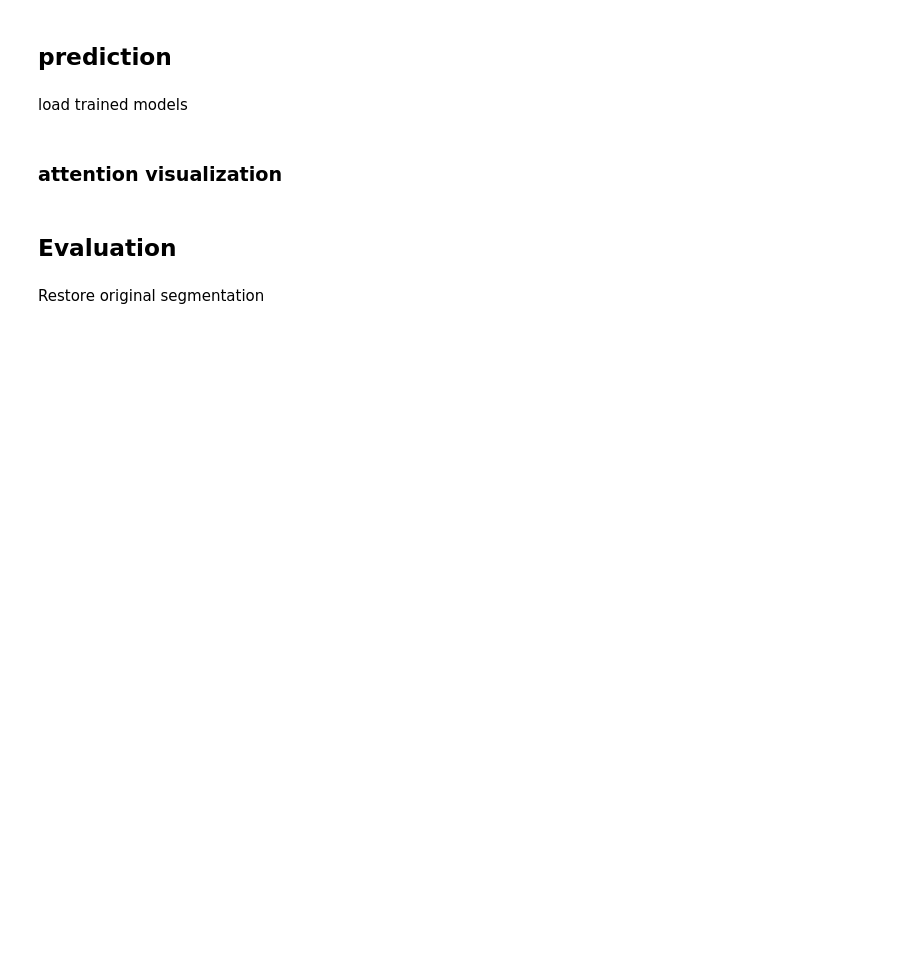
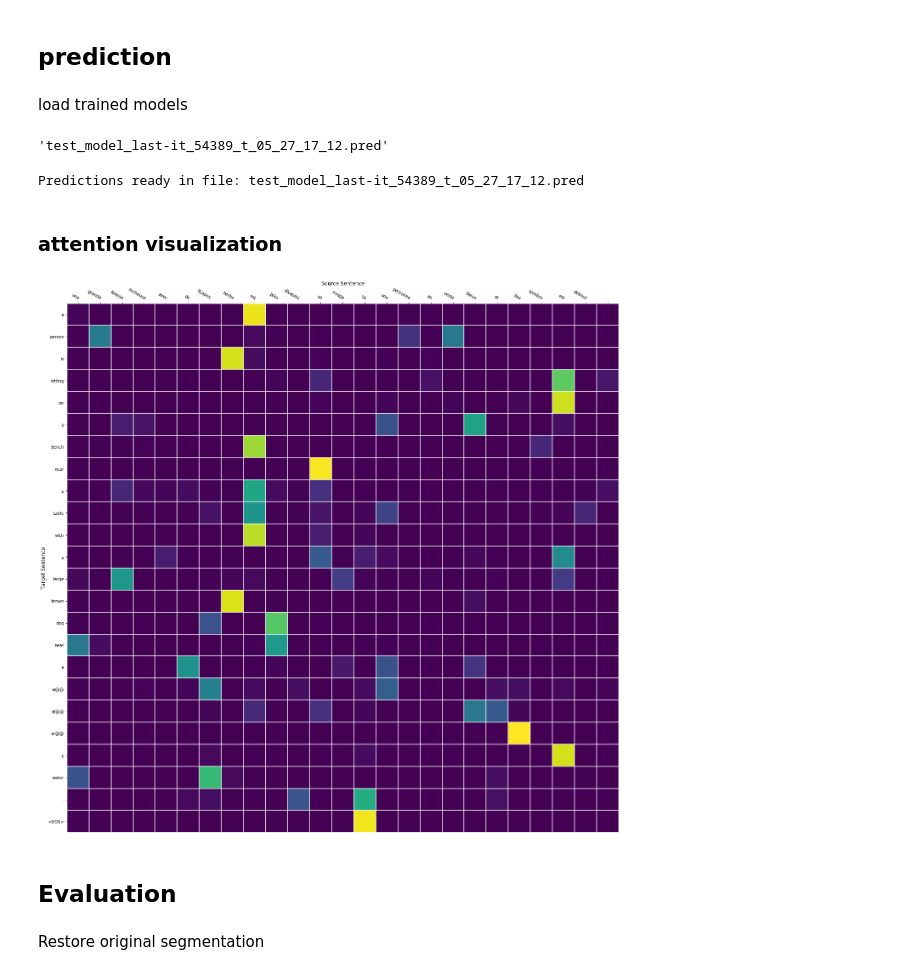
Before and after one commit to VSJMilewski/NLP2-Projects, a Jupyter notebook: Project2/NLP2_Project2.ipynb, the cells around one changed output. Cells and saved outputs as stored; diff of their text form; code cells hidden in the pictures; blank space fills up the shorter version.

```diff
--- a/Project2/NLP2_Project2.ipynb
+++ b/Project2/NLP2_Project2.ipynb
@@ -617,7 +687,7 @@ encdec = EncoderDecoder(embedding_dims,
                         source_processor.max_sentence_length,
                         target_processor.vocab_size)
 
-trained_model_file = 'model_last-it_6809_t_05_26_14_53.torchsave'
+trained_model_file = last_model_file_name
 
 saved_state = torch.load(trained_model_file, map_location=lambda storage, loc: storage) # Bring from cuda
 encdec.load_state_dict(saved_state)
@@ -626,8 +696,11 @@ encdec.load_state_dict(saved_state)
 encoder = encdec.encoder
 decoder = encdec.decoder
 # %%
-file_id = trained_model_file[trained_model_file.rfind('/')+1:-3]
+file_id = trained_model_file[trained_model_file.rfind('/')+1:-10]
 prediction_file_name = 'test_{}.pred'.format(file_id)
+prediction_file_name
+# %% [output]
+'test_model_last-it_54389_t_05_27_17_12.pred'
 # %%
 source_processor_test = DataProcessor(source_test_file, None)
 target_processor_test = DataProcessor(target_test_file, None)
@@ -648,30 +721,30 @@ for s in source_processor_test.sentences:
 
     # Decode
     predicted_words = []
-#     weights = []
+    weights = []
 
     start_token = torch.LongTensor([target_processor.w2i[START]])
     prediction = start_token.view(1,1)
 
-    hidden_state_batch = mean_emb
+    hidden_state_batch = mean_emb.unsqueeze(0)
 
     for w_idx in range(target_processor.max_sentence_length):# loop until EOS is produced or a max is reached (max_sentence_length)
         prediction, hidden_state_batch, alphas = decoder(
             prediction, # the previous prediction
             hidden_state_batch,
-            all_embs)
+            all_embs,run_gpu)
 
         index_predicted_word = np.argmax(prediction.detach().numpy(), axis=2)[0][0]
         predicted_word = target_processor.i2w[index_predicted_word]
         predicted_words.append(predicted_word)
-#         weights.append(alphas.view(-1).tolist())
+        weights.append(alphas.view(-1).tolist())
         if predicted_word == END:
             break
 
         prediction = torch.LongTensor([index_predicted_word]).view(1,1)
 
     predicted_sentences.append(predicted_words)
-#     attention_weights.append((s, predicted_words, np.array(weights)))
+    attention_weights.append((s, predicted_words, np.array(weights)))
 
 with open(prediction_file_name, 'w', encoding='utf-8') as f:
     for p in predicted_sentences:
@@ -682,41 +755,45 @@ with open(prediction_file_name, 'w', encoding='utf-8') as f:
 print('Predictions ready in file: {}'.format(prediction_file_name))
 
 # pickle.dump(attention_weights, file_id + '_prediction_weights')
+# %% [output]
+Predictions ready in file: test_model_last-it_54389_t_05_27_17_12.pred
 # %% [markdown]
 ### attention visualization
 # %%
 def visualize_attention(source_sentence, target_sentence, weights):
     l_s = len(source_sentence)
     l_t = len(target_sentence)
-    fig, ax = plt.subplots(figsize=(l_t*1,l_s*1))
+    fig, ax = plt.subplots(figsize=(l_t*0.8,l_s*0.8))
     im = ax.imshow(weights)
     #show the labels for every tick
     ax.set_xticks(np.arange(l_s))
     ax.set_yticks(np.arange(l_t))
     ax.set_xticklabels(source_sentence)
     ax.set_yticklabels(target_sentence)
     ax.set_xlabel('Source Sentence', fontsize='large')
     ax.set_ylabel('Target Sentence', fontsize='large')
     ax.xaxis.set_label_position('top')
     ax.tick_params(top=True, bottom=False,
                    labeltop=True, labelbottom=False)
     # Rotate the tick labels and set their alignment.
     plt.setp(ax.get_xticklabels(), rotation=-30, ha="right",
              rotation_mode="anchor")
      # Turn spines off and create white grid.
     for edge, spine in ax.spines.items():
         spine.set_visible(False)
     ax.set_xticks(np.arange(l_s+1)-.5, minor=True)
     ax.set_yticks(np.arange(l_t+1)-.5, minor=True)
     ax.grid(which="minor", color="w", linestyle='-', linewidth=1.5)
     ax.tick_params(which="minor", bottom=False, left=False)
     fig.tight_layout()
     plt.show()
 #     plt.savefig('{}_pred'.format(file_id))
 
-sentence_id = 0
+sentence_id = 306
 item = attention_weights[sentence_id]
 visualize_attention(item[0], item[1], item[2])
+# %% [output]
+[figure, added]
 # %% [markdown]
 ## Evaluation
 # %% [markdown]
```
Also changed, not shown: parts of 20 cells of this notebook.
